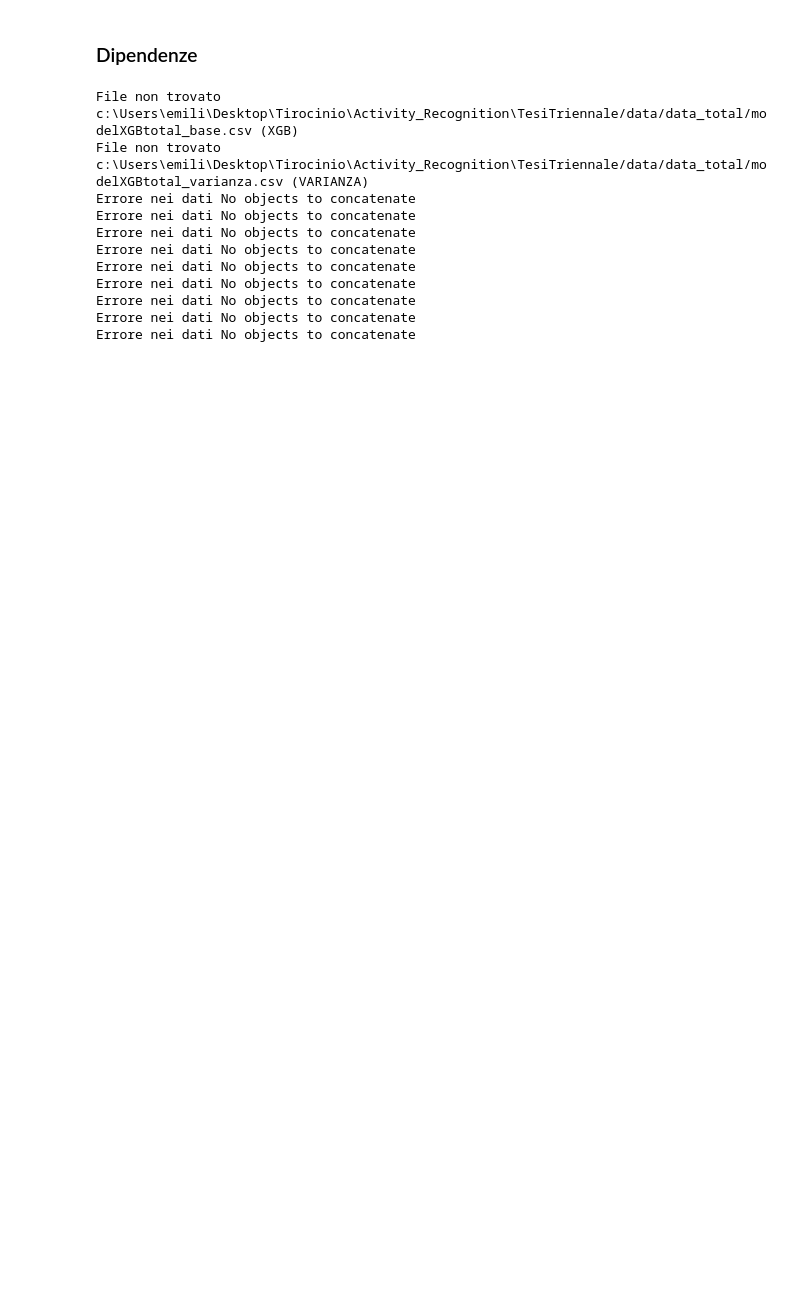
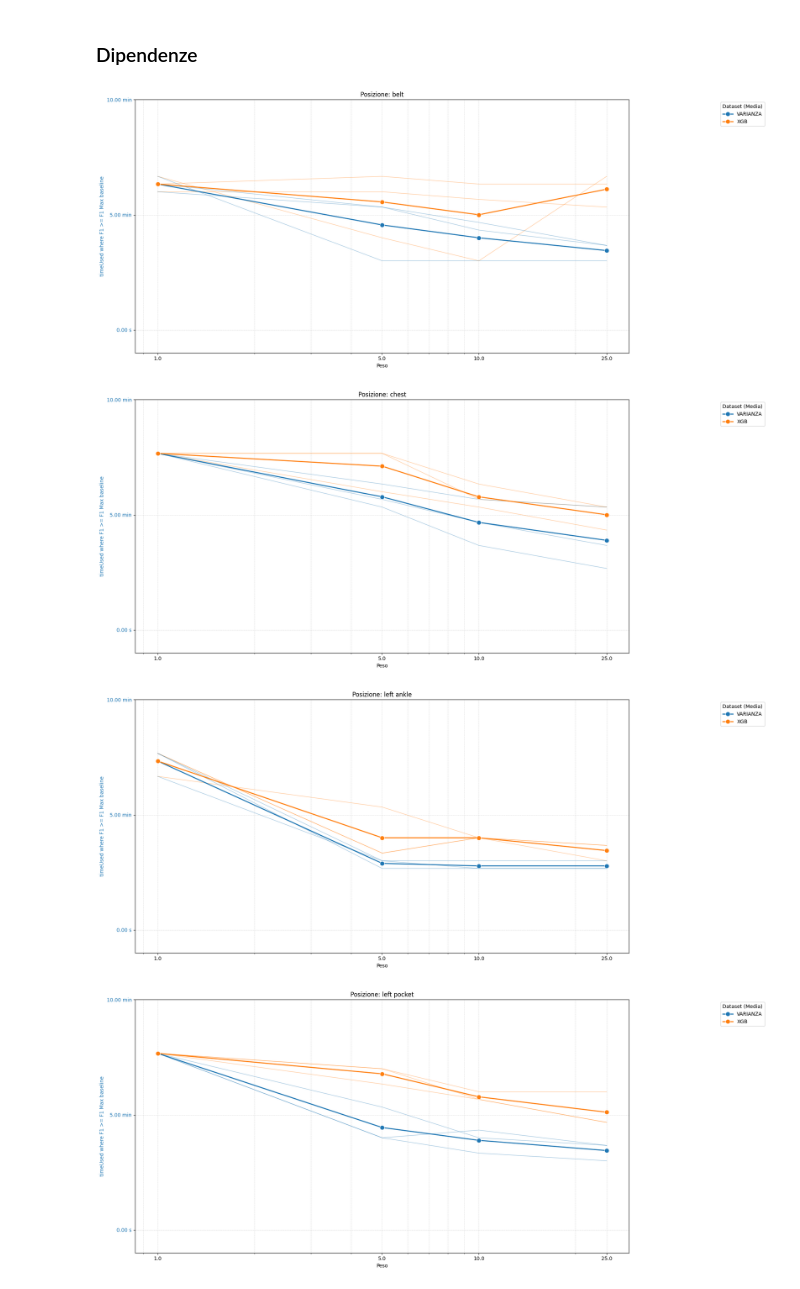
Before and after one commit to EChiarini/TesiTriennale, a Jupyter notebook: DisplayResults.ipynb, the cells around one changed output. Drawn from its saved outputs; the diff is of its cells as text; code cells hidden in the pictures; blank space fills up the shorter version.

```diff
--- a/DisplayResults.ipynb
+++ b/DisplayResults.ipynb
@@ -15,7 +15,7 @@ time_column_name = 'time'
 timeUsed_column_name = 'timeUsed'
 random_state_column = 'randomState'
 datasets_to_process = ['XGB', 'VARIANZA']
-
+TEMPO = False
 DATASET = 'default' #'default', 'selfBACK', '?'
 
 if DATASET == 'default':
@@ -39,11 +39,11 @@ elif DATASET == '?':
 else:
     raise ValueError("DATASET non valido. Scegliere tra 'default', 'selfBACK' o '?'")
 # %%
-temp = pd.read_csv(MYPATH + NOMI_FILE['baseline'] + '.csv', header=0)
+temp = pd.read_csv(MYPATH + NOMI_FILE['modello_base'] + '.csv', header=0)
 POSIZIONI = temp['position'].unique()
 PESI = temp['weight'].unique()
 # %%
-def format_seconds_to_minutes(val):
+def format_seconds_to_minutes(val,pos):
     if val < 60:
         return f"{val:.2f} s"
     else:
@@ -53,7 +53,6 @@ def format_seconds_to_minutes(val):
 for position_to_plot in POSIZIONI:
     try:
         df_singolo_full = pd.read_csv(MYPATH + NOMI_FILE['baseline'] + '.csv', header=0)
-        df_singolo_full = df_singolo_full[df_singolo_full['weight'] == 1]
         df_singolo_full = df_singolo_full[df_singolo_full['position'] == position_to_plot]
         if df_singolo_full.empty:
             raise FileNotFoundError(f"Nessun dato SINGOLO (XGB peso=1) per {position_to_plot}")
@@ -206,46 +205,38 @@ for position_to_plot in POSIZIONI:
         plot_data_y2_avg = df_average.dropna(subset=['corresponding_time'])
         plot_data_y2_ind = df_individual.dropna(subset=['corresponding_time'])
 
-        #if False:
-        if not plot_data_y2_avg.empty:
+        if not plot_data_y2_avg.empty and TEMPO:
             ax2 = ax1.twinx()
             sns.lineplot(
                 data=plot_data_y2_ind, x='weight', y='corresponding_time', hue='dataset',
                 palette=dataset_colors, units='random_state', estimator=None,
                 linewidth=1, alpha=0.4, legend=False, ax=ax2, linestyle='dotted'
             )
             sns.lineplot(
                 data=plot_data_y2_avg, x='weight', y='corresponding_time', hue='dataset',
                 palette=dataset_colors, style='dataset', marker='s', markersize=9, dashes=False,
                 linewidth=2, legend=False, ax=ax2, linestyle='dotted'
             )
 
             ax2.set_ylabel(f'Tempo Addestramento Corrispondente ({time_column_name})', color='tab:red')
             ax2.tick_params(axis='y', labelcolor='tab:red')
             ax2.yaxis.set_major_formatter(ticker.FuncFormatter(format_seconds_to_minutes))
 
         tick_interval_seconds = 5 * 60
         yticks = np.arange(0, ymax + tick_interval_seconds, tick_interval_seconds)
         ax1.set_yticks(yticks)
 
         handles, labels = ax1.get_legend_handles_labels()
         num_datasets = len(unique_datasets)
         handles, labels = handles[:num_datasets], labels[:num_datasets]
         ax1.legend(handles, labels, title='Dataset (Media)', bbox_to_anchor=(1.18, 1), loc='upper left')
 
         plt.title(f'Posizione: {position_to_plot}')
         fig.tight_layout(rect=[0, 0, 0.82, 1])
         plt.show()
         plt.close()
 # %% [output]
-File non trovato c:\Users\emili\Desktop\Tirocinio\Activity_Recognition\TesiTriennale/data/data_total/modelXGBtotal_base.csv (XGB)
-File non trovato c:\Users\emili\Desktop\Tirocinio\Activity_Recognition\TesiTriennale/data/data_total/modelXGBtotal_varianza.csv (VARIANZA)
-Errore nei dati No objects to concatenate
-Errore nei dati No objects to concatenate
-Errore nei dati No objects to concatenate
-Errore nei dati No objects to concatenate
-Errore nei dati No objects to concatenate
-Errore nei dati No objects to concatenate
-Errore nei dati No objects to concatenate
-Errore nei dati No objects to concatenate
-Errore nei dati No objects to concatenate
+[figure, added]
+[figure, added]
+[figure, added]
+[figure, added]
```
Also changed, not shown: parts of 1 cell of this notebook.
